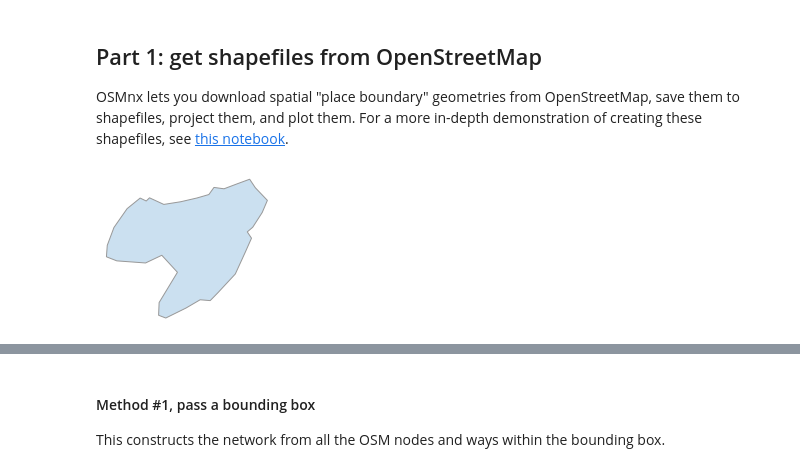
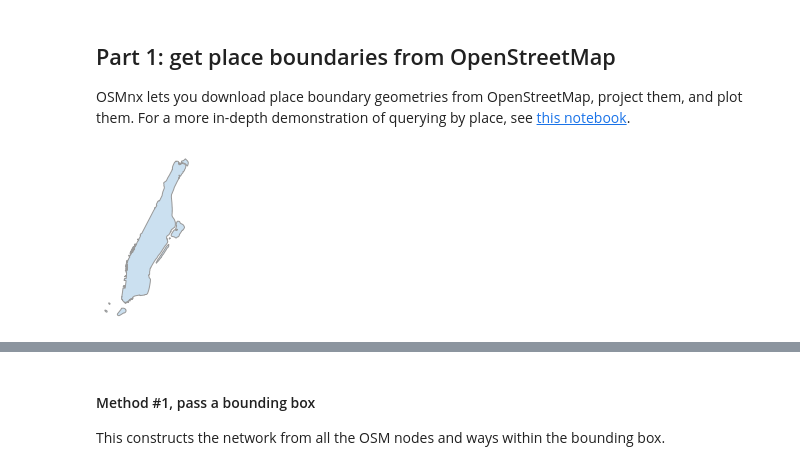
Before and after one commit to gboeing/osmnx-examples, a Jupyter notebook: notebooks/01-overview-osmnx.ipynb, the cells around one changed output, grey strips where cells are left out. Cells and saved outputs as stored; diff of their text form; code cells hidden in the pictures.

Commit message:
update all examples

```diff
--- a/notebooks/01-overview-osmnx.ipynb
+++ b/notebooks/01-overview-osmnx.ipynb
@@ -21,15 +22,14 @@ ox.__version__
 # %% [markdown]
-## Part 1: get shapefiles from OpenStreetMap
+## Part 1: get place boundaries from OpenStreetMap
 
-OSMnx lets you download spatial "place boundary" geometries from OpenStreetMap, save them to shapefiles, project them, and plot them. For a more in-depth demonstration of creating these shapefiles, see [this notebook](02-example-osm-to-shapefile.ipynb).
+OSMnx lets you download place boundary geometries from OpenStreetMap, project them, and plot them. For a more in-depth demonstration of querying by place, see [this notebook](03-graph-place-queries.ipynb).
 # %%
-# get the boundary polygon for manhattan, save it as a shapefile, project it to UTM, and plot it
-city = ox.gdf_from_place('Manhattan Island, New York, New York, USA')
-ox.save_gdf_shapefile(city)
-city = ox.project_gdf(city)
-fig, ax = ox.plot_shape(city, figsize=(3,3))
+# get the boundary polygon for manhattan, project it, and plot it
+city = ox.gdf_from_place('Manhattan, New York, New York, USA')
+city_proj = ox.projection.project_gdf(city)
+fig, ax = ox.plot_shape(city_proj, figsize=(3, 3))
 # %% [output]
-[figure, old version]
+[figure, new version]
 # %%
 # get the boundary polygons for multiple cities, save as shapefile, project to UTM, and plot
 place_names = ['Berkeley, California, USA',
```
Also changed, not shown: parts of 32 cells of this notebook, 27 other files.
